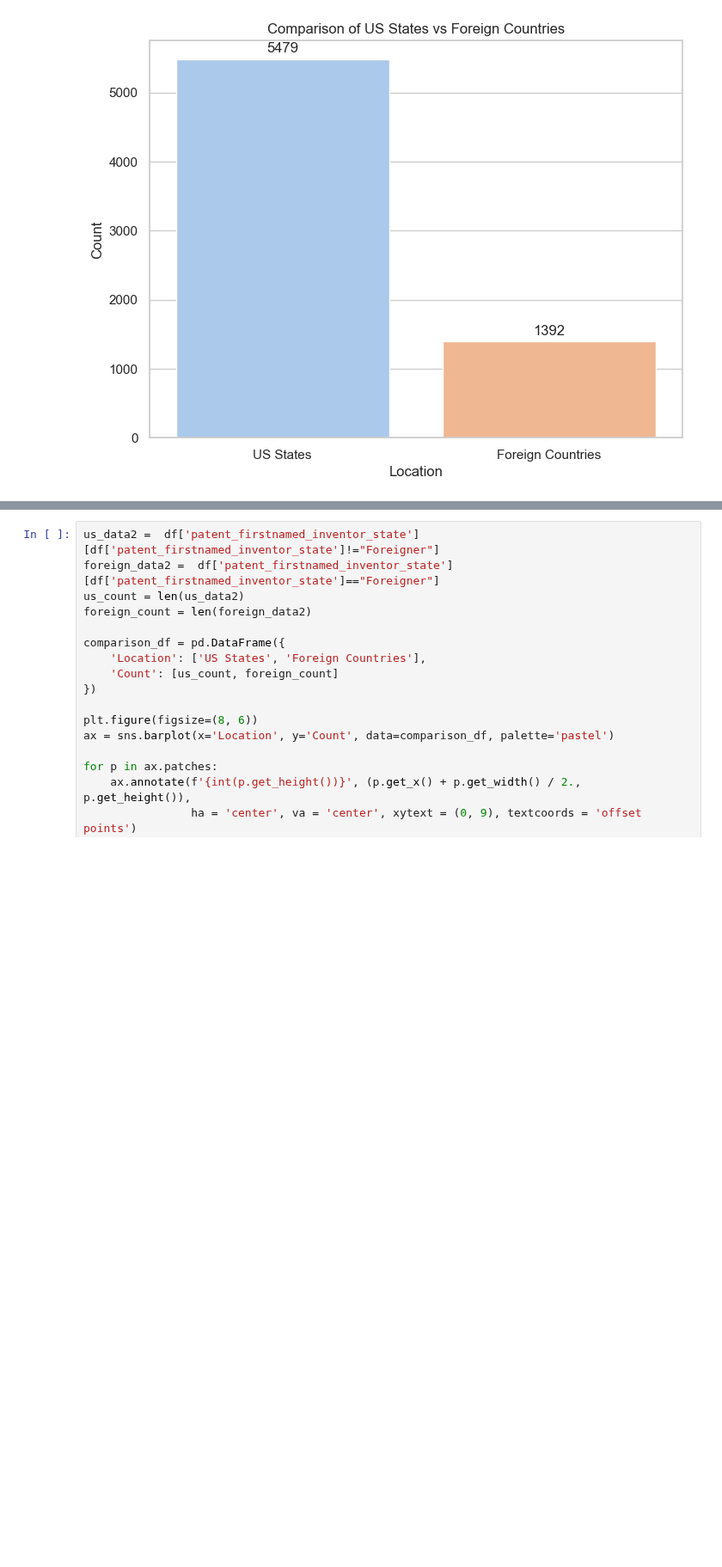
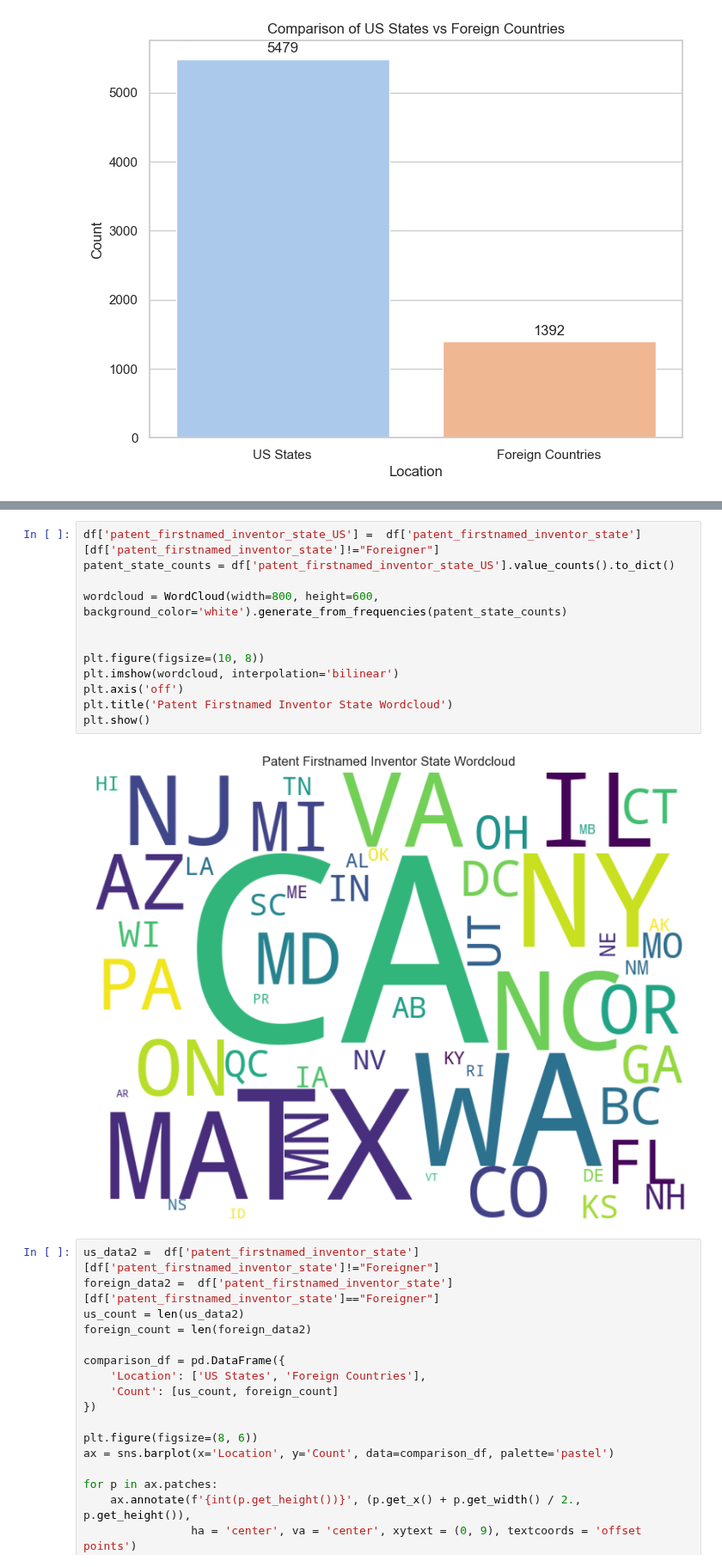
Before and after one commit to JunsooJung/Patentview, a Jupyter notebook: Patentview.ipynb, the cells around one changed output, grey strips where cells are left out. Shown at 86% size. Drawn from its saved outputs; the diff is of its cells as text; blank space fills up the shorter version.

```diff
--- a/Patentview.ipynb
+++ b/Patentview.ipynb
@@ -1040,3 +1013,17 @@ plt.show()
+# %%
+df['patent_firstnamed_inventor_state_US'] =  df['patent_firstnamed_inventor_state'][df['patent_firstnamed_inventor_state']!="Foreigner"]
+patent_state_counts = df['patent_firstnamed_inventor_state_US'].value_counts().to_dict()
+
+wordcloud = WordCloud(width=800, height=600, background_color='white').generate_from_frequencies(patent_state_counts)
+
+
+plt.figure(figsize=(10, 8))
+plt.imshow(wordcloud, interpolation='bilinear')
+plt.axis('off')
+plt.title('Patent Firstnamed Inventor State Wordcloud')
+plt.show()
+# %% [output]
+[figure, added]
 # %%
 us_data2 =  df['patent_firstnamed_inventor_state'][df['patent_firstnamed_inventor_state']!="Foreigner"]
 foreign_data2 =  df['patent_firstnamed_inventor_state'][df['patent_firstnamed_inventor_state']=="Foreigner"]
```
Also changed, not shown: parts of 17 cells of this notebook.
